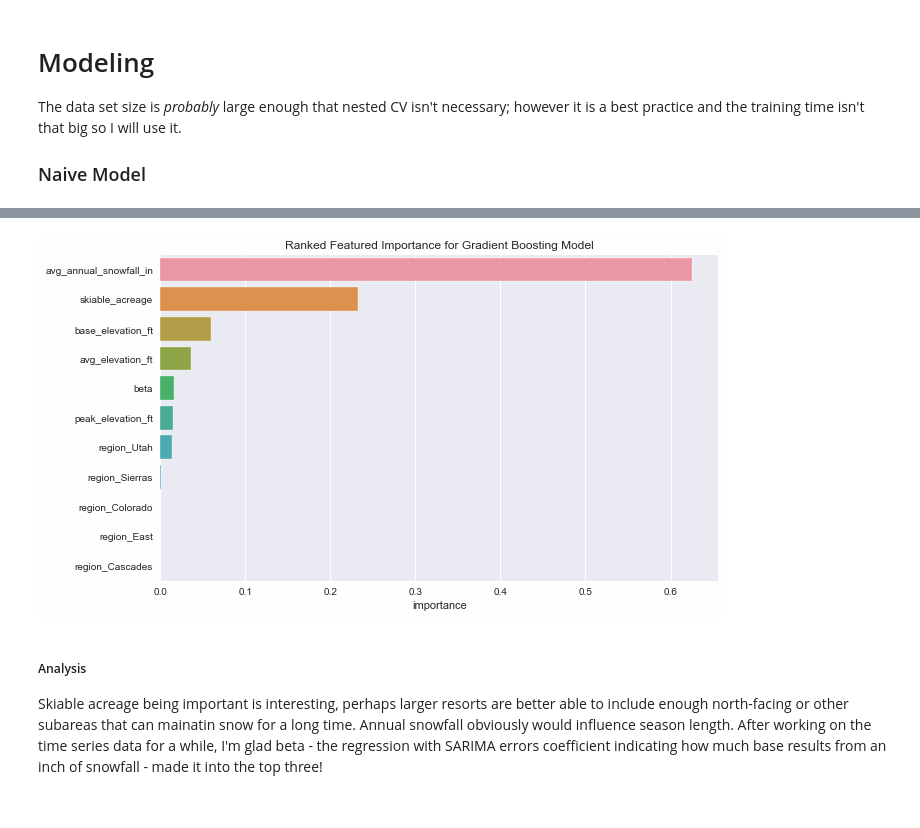
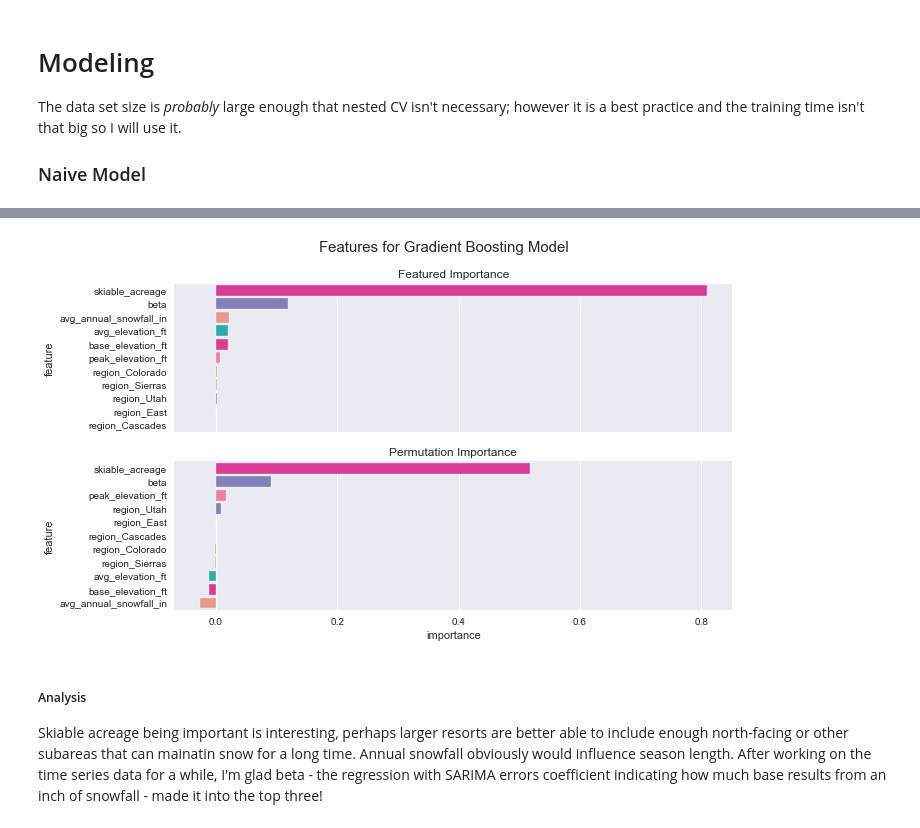
Before and after one commit to chrisoyer/ski-snow-modeling, a Jupyter notebook: src/analysis/regression.ipynb, the cells around one changed output, grey strips where cells are left out. Drawn from its saved outputs; the diff is of its cells as text; code cells hidden in the pictures.

```diff
--- a/src/analysis/regression.ipynb
+++ b/src/analysis/regression.ipynb
@@ -241,18 +241,47 @@ GradientBoostingRegressor(alpha=0.9, ccp_alpha=0.0, criterion='friedman_mse',
                           presort='deprecated', random_state=None,
                           subsample=1.0, tol=0.0001, validation_fraction=0.1,
                           verbose=0, warm_start=False)
-# %%
-features = complete_df.drop(columns="season_len").columns.to_list()
-important_features = pd.DataFrame(data=best_model.feature_importances_, index=features)
-important_features.columns = ['importance']
-important_features.sort_values(by='importance', ascending=False,inplace=True)
-figimp = plt.figure(figsize=(10,6))
-aximp = sns.barplot(y=important_features.index, x=important_features['importance'], orient='h')
-aximp.set(title=f'Ranked Featured Importance for Gradient Boosting Model')
-plt.savefig('../../resources/feat_importance.png')
-plt.show();
-# %% [output]
-[figure, removed]
+# %%
+features = complete_df.drop(columns="season_len").columns.to_list()
+feature_importance = (pd.DataFrame(data=best_model.feature_importances_, index=features,
+                                      columns=['importance'])
+                      .sort_values(by='importance', ascending=False)
+                      .rename_axis("feature", axis="index")
+                      .reset_index())
+pi_data = {k: v for k, v in permutation_importance(best_model, X_test, y_test).items()
+           if k not in ['importances']}
+permu_importance = (pd.DataFrame(data=pi_data, index=features)
+                   .sort_values(by='importances_mean', ascending=False)
+                   .round(3)
+                   .rename(columns={'importances_mean': 'importance'})
+                   .rename_axis("feature", axis='index')
+                   .reset_index())
+# %%
+figimp, aximp = plt.subplots(2, 1, figsize=(10, 6), sharex=True)
+
+# sync colors for features
+feat_set = set([*permu_importance.feature.unique(),
+                *feature_importance.feature.unique()])
+pal = {a: b for a, b
+       in zip(feat_set, sns.color_palette(n_colors=len(feat_set)))}
+
+sns.barplot(data=feature_importance,
+            y='feature', x='importance',
+            orient='h', ax=aximp[0], palette=pal)
+aximp[1] = sns.barplot(data=permu_importance, x='importance', y='feature',
+                       palette=pal)
+figimp.suptitle("Features for Gradient Boosting Model", fontsize=15)
+aximp[0].set(title='Featured Importance')
+aximp[1].set(title='Permutation Importance')
+# get axis that include negatives and maximum of both
+maxx = max(xaxis.get_xlim()[1] for xaxis in aximp)
+aximp[0].set_xlim(aximp[1].get_xlim()[0], maxx)
+aximp[0].set_xlabel("")
+
+# plt.savefig('../../resources/feat_importance.png')
+plt.show()
+# %% [output]
+[figure, added]
 # %% [markdown]
 ##### Analysis
 Skiable acreage being important is interesting, perhaps larger resorts are better able to include enough north-facing or other subareas that can mainatin snow for a long time. Annual snowfall obviously would influence season length. After working on the time series data for a while, I'm glad beta - the regression with SARIMA errors coefficient indicating how much base results from an inch of snowfall - made it into the top three!
```
Also changed, not shown: parts of 8 cells of this notebook, 3 other files.
